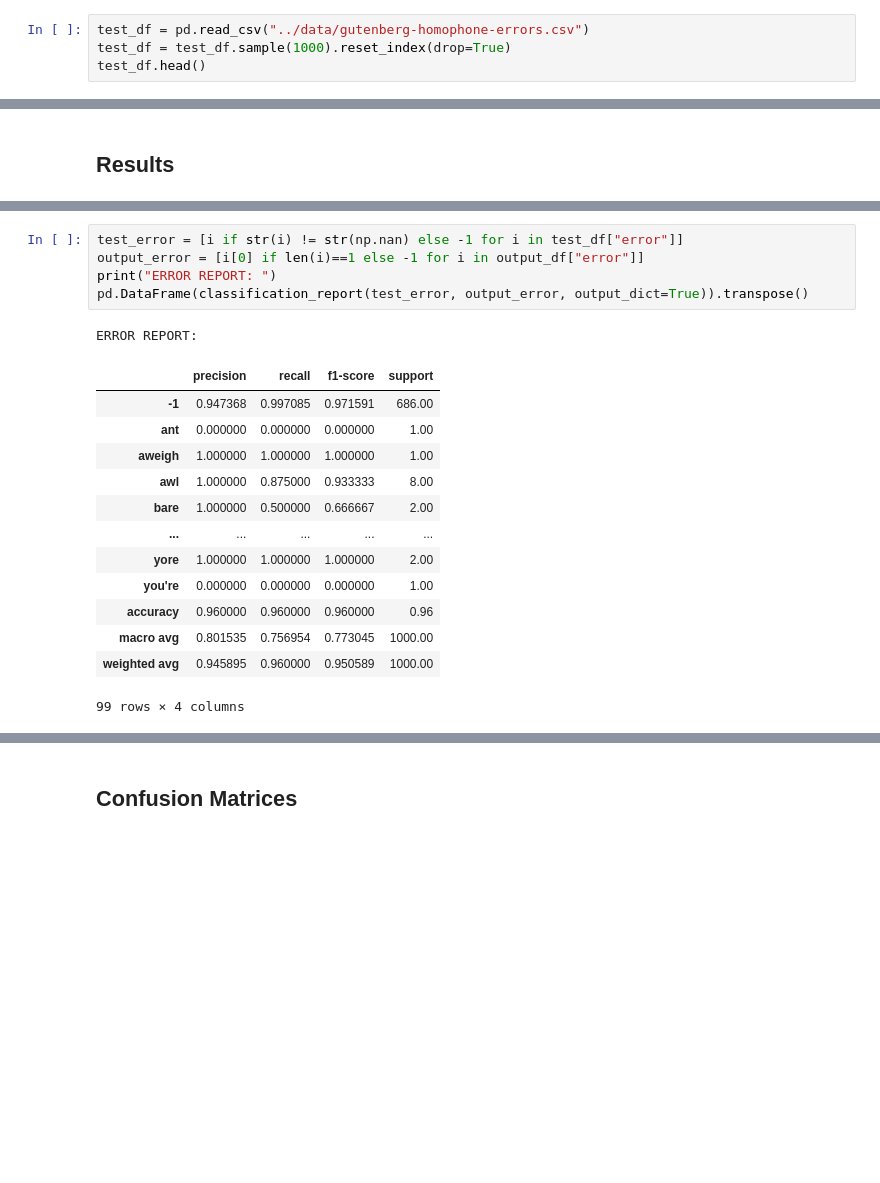
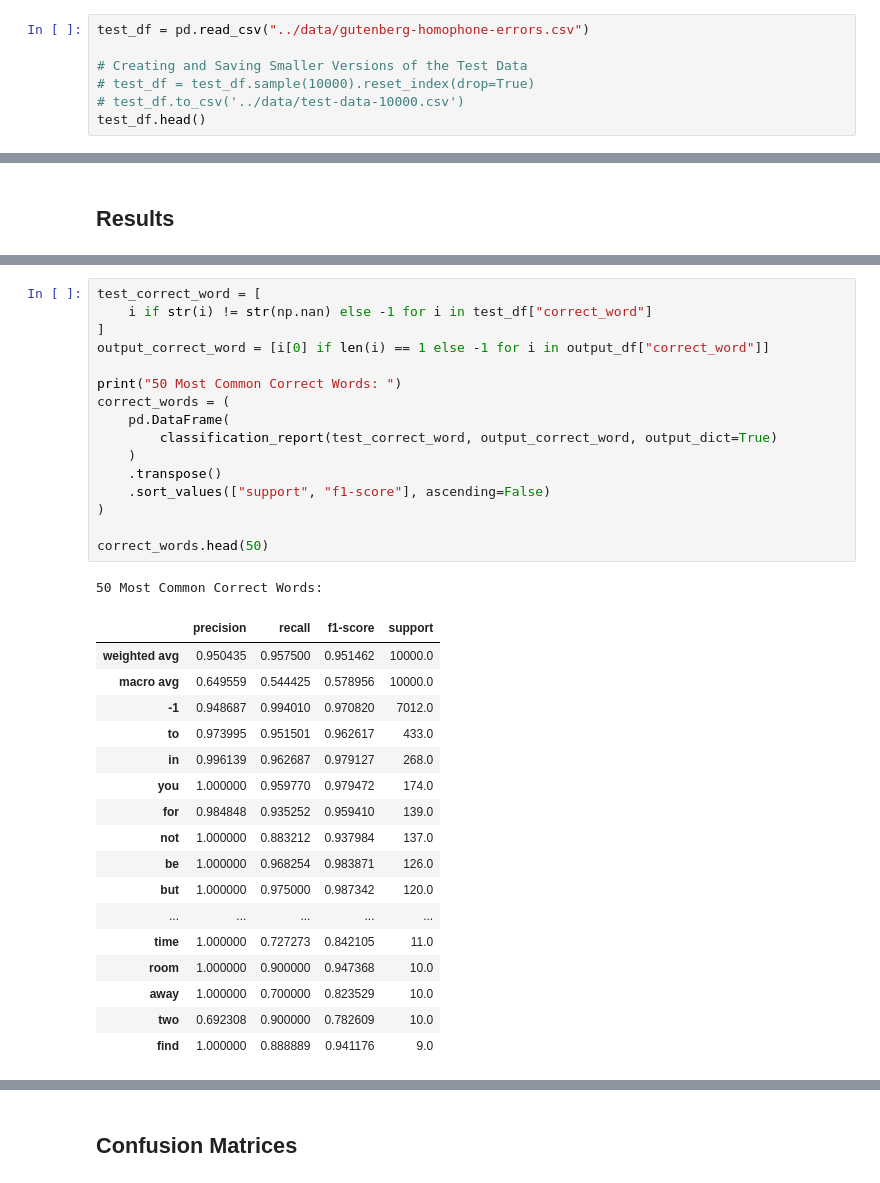
Before and after one commit to mfgeary/dsan5800-final-project, a Jupyter notebook: code/final-model.ipynb, the cells around one changed output, grey strips where cells are left out. Saved outputs shown, nothing was run; the diff lists cells and outputs as text; blank space fills up the shorter version.

```diff
--- a/code/final-model.ipynb
+++ b/code/final-model.ipynb
@@ -630,7 +638,10 @@ homophone_checker("I used the drive threw at the restaurant and eight way two mu
 | 0 | i used the drive threw at the res... | True | True | [4, 11] | [threw, two] | [through, too] | I used the drive through at the r... |
 # %%
 test_df = pd.read_csv("../data/gutenberg-homophone-errors.csv")
-test_df = test_df.sample(1000).reset_index(drop=True)
+
+# Creating and Saving Smaller Versions of the Test Data
+# test_df = test_df.sample(10000).reset_index(drop=True)
+# test_df.to_csv('../data/test-data-10000.csv')
 test_df.head()
 # %% [output]
 |  | sentence | has_homophone | is_error | error_idx | error | correct_word | correct_sentence |
@@ -716,20 +745,35 @@ ERROR LOCATION REPORT:
 # %%
-test_error = [i if str(i) != str(np.nan) else -1 for i in test_df["error"]]
-output_error = [i[0] if len(i)==1 else -1 for i in output_df["error"]]
-print("ERROR REPORT: ")
-pd.DataFrame(classification_report(test_error, output_error, output_dict=True)).transpose()
+test_correct_word = [
+    i if str(i) != str(np.nan) else -1 for i in test_df["correct_word"]
+]
+output_correct_word = [i[0] if len(i) == 1 else -1 for i in output_df["correct_word"]]
+
+print("50 Most Common Correct Words: ")
+correct_words = (
+    pd.DataFrame(
+        classification_report(test_correct_word, output_correct_word, output_dict=True)
+    )
+    .transpose()
+    .sort_values(["support", "f1-score"], ascending=False)
+)
+
+correct_words.head(50)
 # %% [output]
-ERROR REPORT:
+50 Most Common Correct Words:
 |  | precision | recall | f1-score | support |
-| -1 | 0.947368 | 0.997085 | 0.971591 | 686.00 |
-| ant | 0.000000 | 0.000000 | 0.000000 | 1.00 |
-| aweigh | 1.000000 | 1.000000 | 1.000000 | 1.00 |
-| awl | 1.000000 | 0.875000 | 0.933333 | 8.00 |
-| bare | 1.000000 | 0.500000 | 0.666667 | 2.00 |
+| weighted avg | 0.950435 | 0.957500 | 0.951462 | 10000.0 |
+| macro avg | 0.649559 | 0.544425 | 0.578956 | 10000.0 |
+| -1 | 0.948687 | 0.994010 | 0.970820 | 7012.0 |
+| to | 0.973995 | 0.951501 | 0.962617 | 433.0 |
+| in | 0.996139 | 0.962687 | 0.979127 | 268.0 |
+| you | 1.000000 | 0.959770 | 0.979472 | 174.0 |
+| for | 0.984848 | 0.935252 | 0.959410 | 139.0 |
+| not | 1.000000 | 0.883212 | 0.937984 | 137.0 |
+| be | 1.000000 | 0.968254 | 0.983871 | 126.0 |
+| but | 1.000000 | 0.975000 | 0.987342 | 120.0 |
 | ... | ... | ... | ... | ... |
-| yore | 1.000000 | 1.000000 | 1.000000 | 2.00 |
-| you're | 0.000000 | 0.000000 | 0.000000 | 1.00 |
-| accuracy | 0.960000 | 0.960000 | 0.960000 | 0.96 |
-| macro avg | 0.801535 | 0.756954 | 0.773045 | 1000.00 |
-| weighted avg | 0.945895 | 0.960000 | 0.950589 | 1000.00 |
+| time | 1.000000 | 0.727273 | 0.842105 | 11.0 |
+| room | 1.000000 | 0.900000 | 0.947368 | 10.0 |
+| away | 1.000000 | 0.700000 | 0.823529 | 10.0 |
+| two | 0.692308 | 0.900000 | 0.782609 | 10.0 |
+| find | 1.000000 | 0.888889 | 0.941176 | 9.0 |
-99 rows × 4 columns
```
Also changed, not shown: parts of 13 cells of this notebook, 4 other files.
